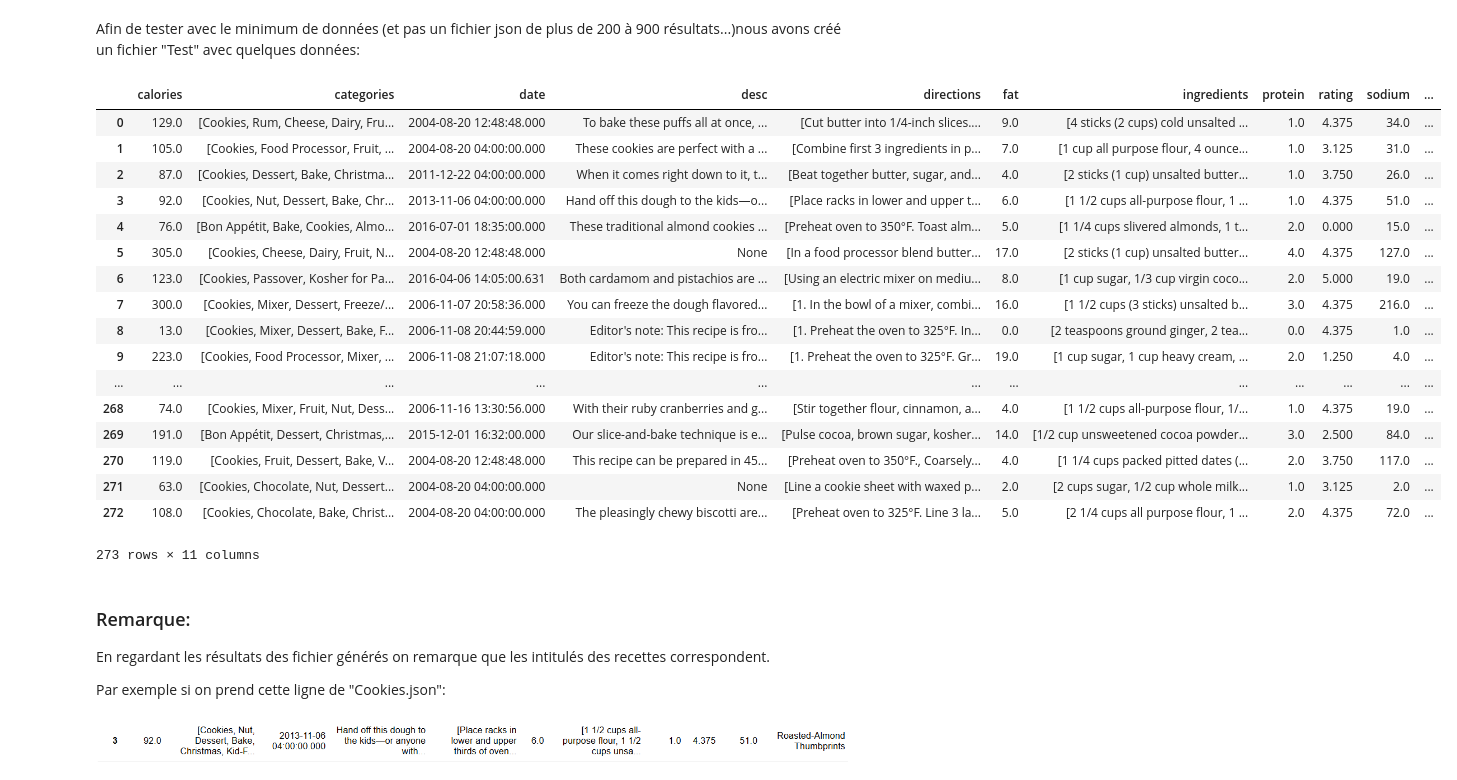
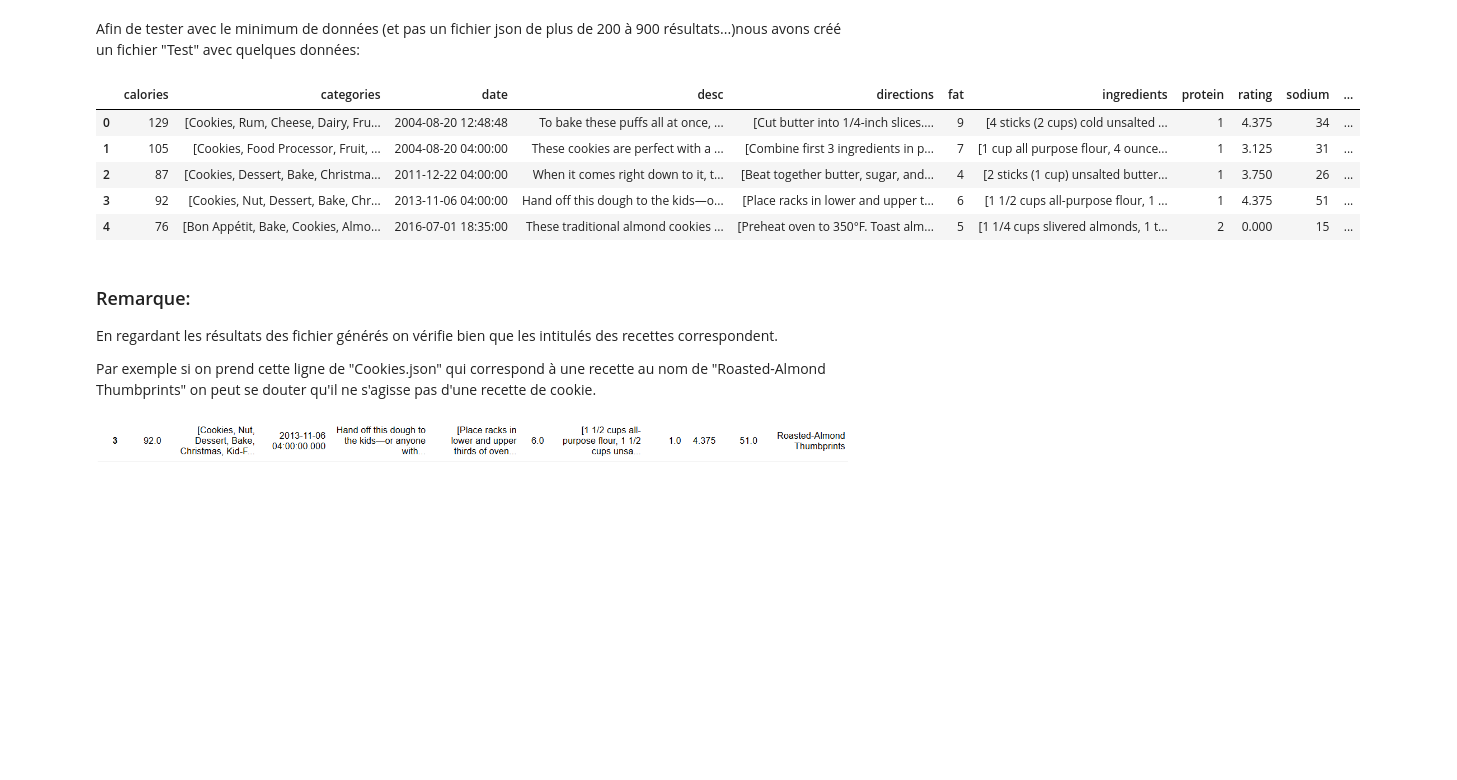
Before and after one commit to Aemiyh/POM_recipe, a Jupyter notebook: notebook/Recipe_1.ipynb, the cells around one changed output. Drawn from its saved outputs; the diff is of its cells as text; code cells hidden in the pictures; blank space fills up the shorter version.

```diff
--- a/notebook/Recipe_1.ipynb
+++ b/notebook/Recipe_1.ipynb
@@ -230,36 +233,24 @@ pd.read_json("Cookies.json")
 Afin de tester avec le minimum de données (et pas un fichier json de plus de 200 à 900 résultats...)nous avons créé un fichier "Test" avec quelques données:
 # %%
 #Générer json avec 5 recettes
-head_cookie = pd.read_json("Cookies.json")
-head_cookie.head()
+cookie = pd.read_json("Cookies.json")
+head_cookie= cookie.head()
 head_cookie.to_json('Cookies_small.json',orient='records')
 data_small = pd.read_json("Cookies_small.json")
 data_small
 # %% [output]
 |  | calories | categories | date | desc | directions | fat | ingredients | protein | rating | sodium | ... |
-| 0 | 129.0 | [Cookies, Rum, Cheese, Dairy, Fru... | 2004-08-20 12:48:48.000 | To bake these puffs all at once, ... | [Cut butter into 1/4-inch slices.... | 9.0 | [4 sticks (2 cups) cold unsalted ... | 1.0 | 4.375 | 34.0 | ... |
-| 1 | 105.0 | [Cookies, Food Processor, Fruit, ... | 2004-08-20 04:00:00.000 | These cookies are perfect with a ... | [Combine first 3 ingredients in p... | 7.0 | [1 cup all purpose flour, 4 ounce... | 1.0 | 3.125 | 31.0 | ... |
-| 2 | 87.0 | [Cookies, Dessert, Bake, Christma... | 2011-12-22 04:00:00.000 | When it comes right down to it, t... | [Beat together butter, sugar, and... | 4.0 | [2 sticks (1 cup) unsalted butter... | 1.0 | 3.750 | 26.0 | ... |
-| 3 | 92.0 | [Cookies, Nut, Dessert, Bake, Chr... | 2013-11-06 04:00:00.000 | Hand off this dough to the kids—o... | [Place racks in lower and upper t... | 6.0 | [1 1/2 cups all-purpose flour, 1 ... | 1.0 | 4.375 | 51.0 | ... |
-| 4 | 76.0 | [Bon Appétit, Bake, Cookies, Almo... | 2016-07-01 18:35:00.000 | These traditional almond cookies ... | [Preheat oven to 350°F. Toast alm... | 5.0 | [1 1/4 cups slivered almonds, 1 t... | 2.0 | 0.000 | 15.0 | ... |
-| 5 | 305.0 | [Cookies, Cheese, Dairy, Fruit, N... | 2004-08-20 12:48:48.000 | None | [In a food processor blend butter... | 17.0 | [2 sticks (1 cup) unsalted butter... | 4.0 | 4.375 | 127.0 | ... |
-| 6 | 123.0 | [Cookies, Passover, Kosher for Pa... | 2016-04-06 14:05:00.631 | Both cardamom and pistachios are ... | [Using an electric mixer on mediu... | 8.0 | [1 cup sugar, 1/3 cup virgin coco... | 2.0 | 5.000 | 19.0 | ... |
-| 7 | 300.0 | [Cookies, Mixer, Dessert, Freeze/... | 2006-11-07 20:58:36.000 | You can freeze the dough flavored... | [1. In the bowl of a mixer, combi... | 16.0 | [1 1/2 cups (3 sticks) unsalted b... | 3.0 | 4.375 | 216.0 | ... |
-| 8 | 13.0 | [Cookies, Mixer, Dessert, Bake, F... | 2006-11-08 20:44:59.000 | Editor's note: This recipe is fro... | [1. Preheat the oven to 325°F. In... | 0.0 | [2 teaspoons ground ginger, 2 tea... | 0.0 | 4.375 | 1.0 | ... |
-| 9 | 223.0 | [Cookies, Food Processor, Mixer, ... | 2006-11-08 21:07:18.000 | Editor's note: This recipe is fro... | [1. Preheat the oven to 325°F. Gr... | 19.0 | [1 cup sugar, 1 cup heavy cream, ... | 2.0 | 1.250 | 4.0 | ... |
-| ... | ... | ... | ... | ... | ... | ... | ... | ... | ... | ... | ... |
-| 268 | 74.0 | [Cookies, Mixer, Fruit, Nut, Dess... | 2006-11-16 13:30:56.000 | With their ruby cranberries and g... | [Stir together flour, cinnamon, a... | 4.0 | [1 1/2 cups all-purpose flour, 1/... | 1.0 | 4.375 | 19.0 | ... |
-| 269 | 191.0 | [Bon Appétit, Dessert, Christmas,... | 2015-12-01 16:32:00.000 | Our slice-and-bake technique is e... | [Pulse cocoa, brown sugar, kosher... | 14.0 | [1/2 cup unsweetened cocoa powder... | 3.0 | 2.500 | 84.0 | ... |
-| 270 | 119.0 | [Cookies, Fruit, Dessert, Bake, V... | 2004-08-20 12:48:48.000 | This recipe can be prepared in 45... | [Preheat oven to 350°F., Coarsely... | 4.0 | [1 1/4 cups packed pitted dates (... | 2.0 | 3.750 | 117.0 | ... |
-| 271 | 63.0 | [Cookies, Chocolate, Nut, Dessert... | 2004-08-20 04:00:00.000 | None | [Line a cookie sheet with waxed p... | 2.0 | [2 cups sugar, 1/2 cup whole milk... | 1.0 | 3.125 | 2.0 | ... |
-| 272 | 108.0 | [Cookies, Chocolate, Bake, Christ... | 2004-08-20 04:00:00.000 | The pleasingly chewy biscotti are... | [Preheat oven to 325°F. Line 3 la... | 5.0 | [2 1/4 cups all purpose flour, 1 ... | 2.0 | 4.375 | 72.0 | ... |
+| 0 | 129 | [Cookies, Rum, Cheese, Dairy, Fru... | 2004-08-20 12:48:48 | To bake these puffs all at once, ... | [Cut butter into 1/4-inch slices.... | 9 | [4 sticks (2 cups) cold unsalted ... | 1 | 4.375 | 34 | ... |
+| 1 | 105 | [Cookies, Food Processor, Fruit, ... | 2004-08-20 04:00:00 | These cookies are perfect with a ... | [Combine first 3 ingredients in p... | 7 | [1 cup all purpose flour, 4 ounce... | 1 | 3.125 | 31 | ... |
+| 2 | 87 | [Cookies, Dessert, Bake, Christma... | 2011-12-22 04:00:00 | When it comes right down to it, t... | [Beat together butter, sugar, and... | 4 | [2 sticks (1 cup) unsalted butter... | 1 | 3.750 | 26 | ... |
+| 3 | 92 | [Cookies, Nut, Dessert, Bake, Chr... | 2013-11-06 04:00:00 | Hand off this dough to the kids—o... | [Place racks in lower and upper t... | 6 | [1 1/2 cups all-purpose flour, 1 ... | 1 | 4.375 | 51 | ... |
+| 4 | 76 | [Bon Appétit, Bake, Cookies, Almo... | 2016-07-01 18:35:00 | These traditional almond cookies ... | [Preheat oven to 350°F. Toast alm... | 5 | [1 1/4 cups slivered almonds, 1 t... | 2 | 0.000 | 15 | ... |
-273 rows × 11 columns
 # %% [markdown]
 ### Remarque:
 
-En regardant les résultats des fichier générés on remarque que les intitulés des recettes correspondent.
+En regardant les résultats des fichier générés on vérifie bien que les intitulés des recettes correspondent.
 
-Par exemple si on prend cette ligne de "Cookies.json":
+Par exemple si on prend cette ligne de "Cookies.json" qui correspond à une recette au nom de "Roasted-Almond Thumbprints" on peut se douter qu'il ne s'agisse pas d'une recette de cookie.
 # %%
 Image(filename="images/ligne_roastedalmond.png")
 # %% [output]
```
Also changed, not shown: parts of 5 cells of this notebook, 2 other files.
